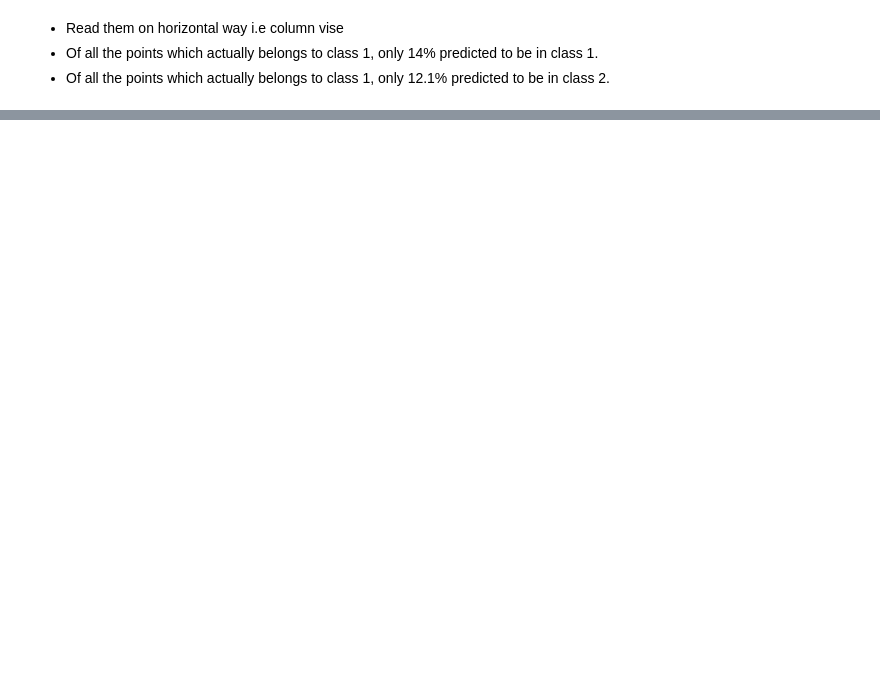
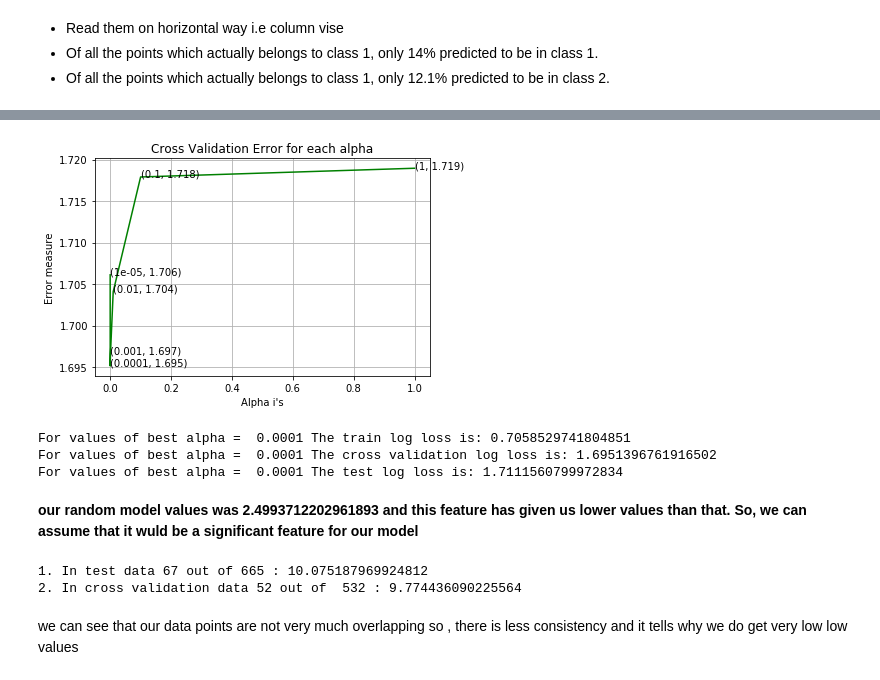
Before and after one commit to HassanSherwani/Kaggle_Challenges, a Jupyter notebook: Personalized Medicine: Redefining Cancer Treatment/Notebook.ipynb, the cells around one changed output, grey strips where cells are left out. Drawn from its saved outputs; the diff is of its cells as text; code cells hidden in the pictures; blank space fills up the shorter version.

```diff
--- a/Personalized Medicine: Redefining Cancer Treatment/Notebook.ipynb
+++ b/Personalized Medicine: Redefining Cancer Treatment/Notebook.ipynb
@@ -558,0 +753,3 @@ plt.show()
+# %%
+# We need a hyperparemeter for SGD classifier.
+alpha = [10 ** x for x in range(-5, 1)]
@@ -558,0 +858,6 @@ plt.show()
+# %%
+# one-hot encoding of variation feature.
+variation_vectorizer = CountVectorizer()
+train_variation_feature_onehotCoding = variation_vectorizer.fit_transform(train_df['Variation'])
+test_variation_feature_onehotCoding = variation_vectorizer.transform(test_df['Variation'])
+cv_variation_feature_onehotCoding = variation_vectorizer.transform(cv_df['Variation'])
@@ -558,0 +885,3 @@ plt.show()
+# %%
+# We need a hyperparemeter for SGD classifier.
+alpha = [10 ** x for x in range(-5, 1)]
@@ -558,0 +910,32 @@ plt.show()
+# %%
+# Lets plot the same to check the best Alpha value
+fig, ax = plt.subplots()
+ax.plot(alpha, cv_log_error_array,c='g')
+for i, txt in enumerate(np.round(cv_log_error_array,3)):
+    ax.annotate((alpha[i],np.round(txt,3)), (alpha[i],cv_log_error_array[i]))
+plt.grid()
+plt.title("Cross Validation Error for each alpha")
+plt.xlabel("Alpha i's")
+plt.ylabel("Error measure")
+plt.show()
+# %% [output]
+[figure, added]
+# %%
+best_alpha = np.argmin(cv_log_error_array)
+clf = SGDClassifier(alpha=alpha[best_alpha], penalty='l2', loss='log', random_state=42)
+clf.fit(train_variation_feature_onehotCoding, y_train)
+sig_clf = CalibratedClassifierCV(clf, method="sigmoid")
+sig_clf.fit(train_variation_feature_onehotCoding, y_train)
+
+predict_y = sig_clf.predict_proba(train_variation_feature_onehotCoding)
+print('For values of best alpha = ', alpha[best_alpha], "The train log loss is:",log_loss(y_train, predict_y, labels=clf.classes_, eps=1e-15))
+predict_y = sig_clf.predict_proba(cv_variation_feature_onehotCoding)
+print('For values of best alpha = ', alpha[best_alpha], "The cross validation log loss is:",log_loss(y_cv, predict_y, labels=clf.classes_, eps=1e-15))
+predict_y = sig_clf.predict_proba(test_variation_feature_onehotCoding)
+print('For values of best alpha = ', alpha[best_alpha], "The test log loss is:",log_loss(y_test, predict_y, labels=clf.classes_, eps=1e-15))
+# %% [output]
+For values of best alpha =  0.0001 The train log loss is: 0.7058529741804851
+For values of best alpha =  0.0001 The cross validation log loss is: 1.6951396761916502
+For values of best alpha =  0.0001 The test log loss is: 1.7111560799972834
+# %% [markdown]
+**our random model values was 2.4993712202961893 and this feature has given us lower values than that. So, we can assume that it wuld be a significant feature for our model**
@@ -558,0 +945,8 @@ plt.show()
+# %%
+print('1. In test data',test_coverage, 'out of',test_df.shape[0], ":",(test_coverage/test_df.shape[0])*100)
+print('2. In cross validation data',cv_coverage, 'out of ',cv_df.shape[0],":" ,(cv_coverage/cv_df.shape[0])*100)
+# %% [output]
+1. In test data 67 out of 665 : 10.075187969924812
+2. In cross validation data 52 out of  532 : 9.774436090225564
+# %% [markdown]
+we can see that our data points are not very much overlapping so , there is less consistency and it tells why we do get very low low values
```
Also changed, not shown: parts of 96 cells of this notebook.
